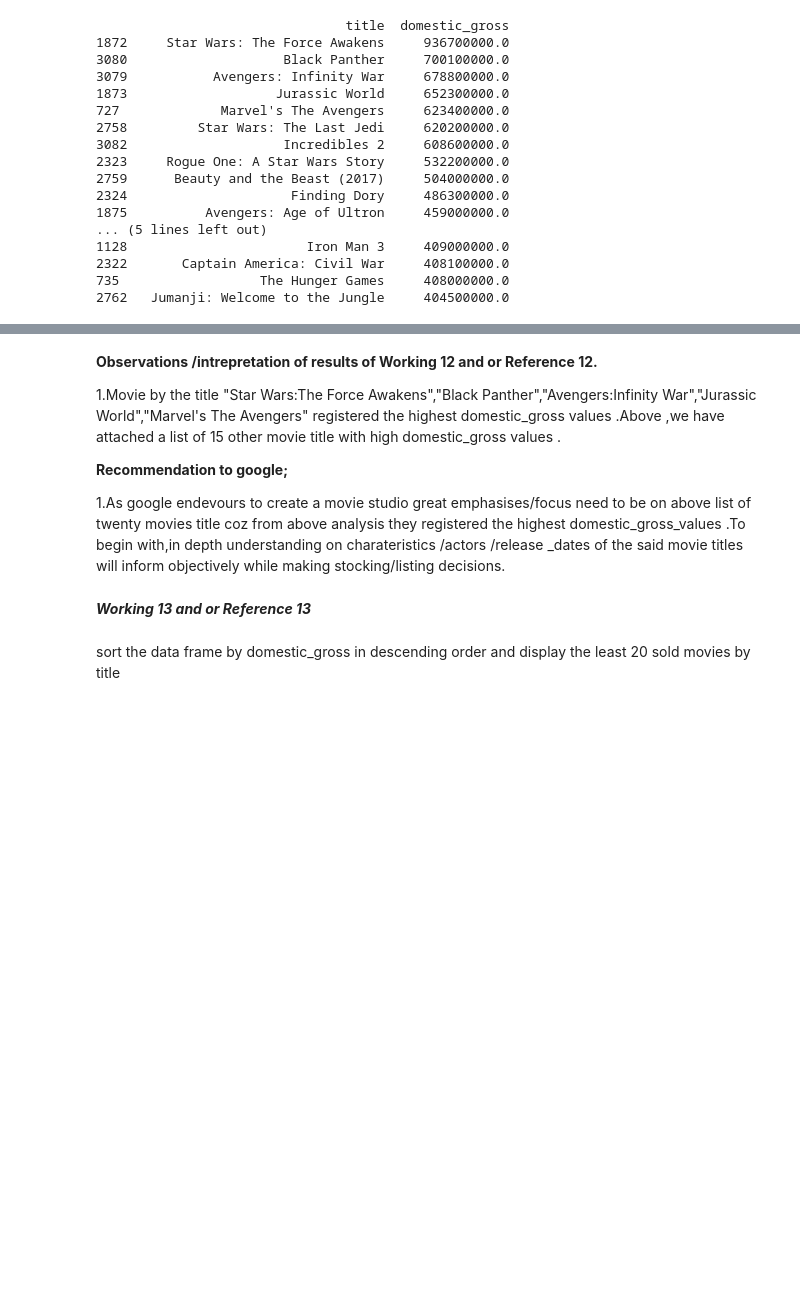
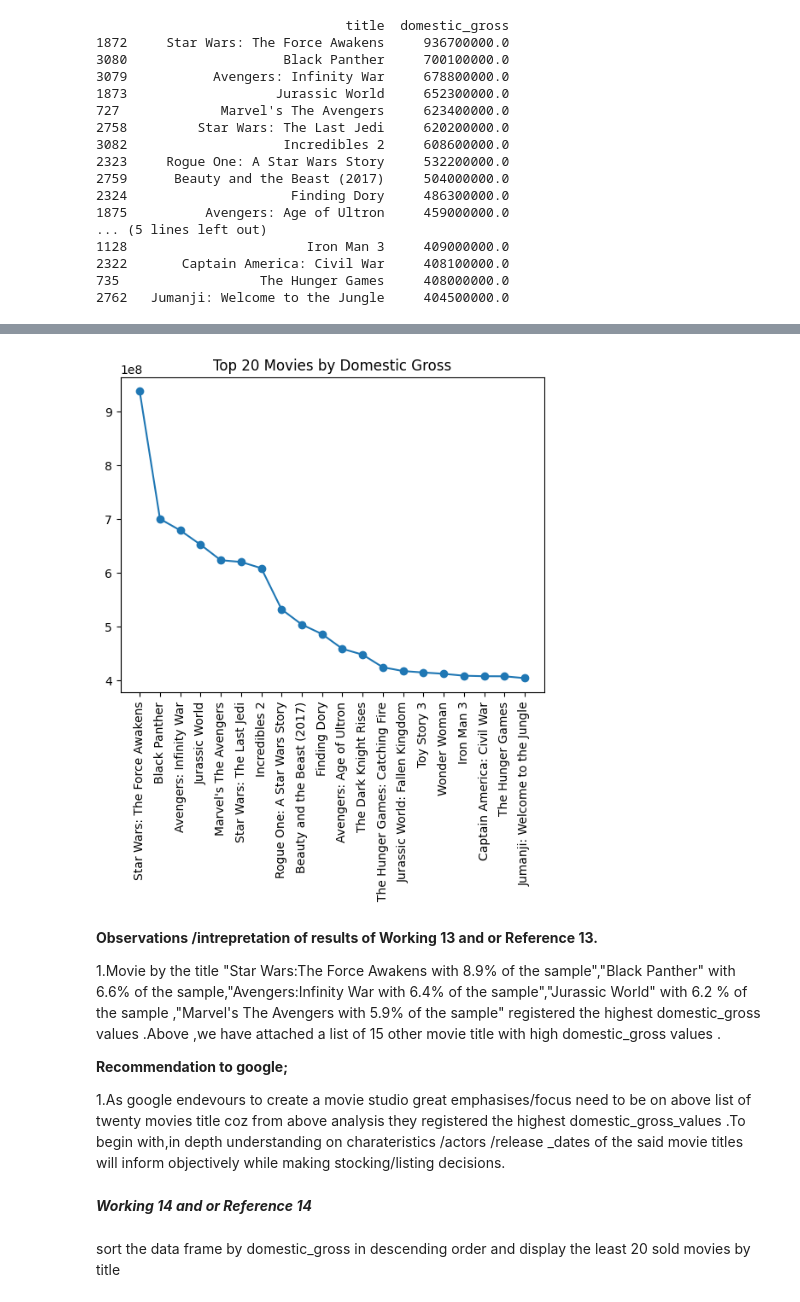
Before and after one commit to learn-co-curriculum/dsc-data-serialization-lab, a Jupyter notebook: Copy_of_Phase_1_Project_Sgathai_PRT3_Noah_Kandie.ipynb, the cells around one changed output, grey strips where cells are left out. Cells and saved outputs as stored; diff of their text form; code cells hidden in the pictures; blank space fills up the shorter version.

```diff
--- a/Copy_of_Phase_1_Project_Sgathai_PRT3_Noah_Kandie.ipynb
+++ b/Copy_of_Phase_1_Project_Sgathai_PRT3_Noah_Kandie.ipynb
@@ -374,13 +408,25 @@ print(top_20_performance_by_domestic_gross[['title', 'domestic_gross']])
+# %%
+#Wk 13 (d)
+top_20_performance_by_domestic_gross = data_set_1_bom_df.sort_values(by='domestic_gross', ascending=False).head(20)
+titles = top_20_performance_by_domestic_gross['title']
+domestic_gross_values = top_20_performance_by_domestic_gross['domestic_gross']
+fig, ax = plt.subplots()
+ax.plot(titles, domestic_gross_values, marker='o')
+ax.set_xticklabels(titles, rotation=90)
+ax.set_title('Top 20 Movies by Domestic Gross')
+plt.show()
+# %% [output]
+[figure, added]
 # %% [markdown]
-**Observations /intrepretation of results of Working 12 and or Reference 12.**
+**Observations /intrepretation of results of Working 13 and or Reference 13.**
 
-1.Movie by the title "Star Wars:The Force Awakens","Black Panther","Avengers:Infinity War","Jurassic World","Marvel's The Avengers" registered the highest domestic_gross values .Above ,we have attached a list of 15 other movie title with high domestic_gross values .
+1.Movie by the title "Star Wars:The Force Awakens with 8.9% of the sample","Black Panther" with 6.6% of the sample,"Avengers:Infinity War with 6.4% of the sample","Jurassic World" with 6.2 % of the sample ,"Marvel's The Avengers with 5.9% of the sample" registered the highest domestic_gross values .Above ,we have attached a list of 15 other movie title with high domestic_gross values .
 
 **Recommendation to google;**
 
 1.As google endevours to create a movie studio great emphasises/focus  need to be on above list of twenty movies title coz from above analysis they registered the highest domestic_gross_values .To begin with,in depth understanding on charateristics /actors /release _dates of the said movie titles will inform objectively while making stocking/listing decisions.
 # %% [markdown]
-***Working 13 and or Reference 13***
+***Working 14 and or Reference 14***
 # %% [markdown]
  sort the data frame by domestic_gross in descending order and display the least 20 sold movies by title
 # %%
```
Also changed, not shown: parts of 79 cells of this notebook.
